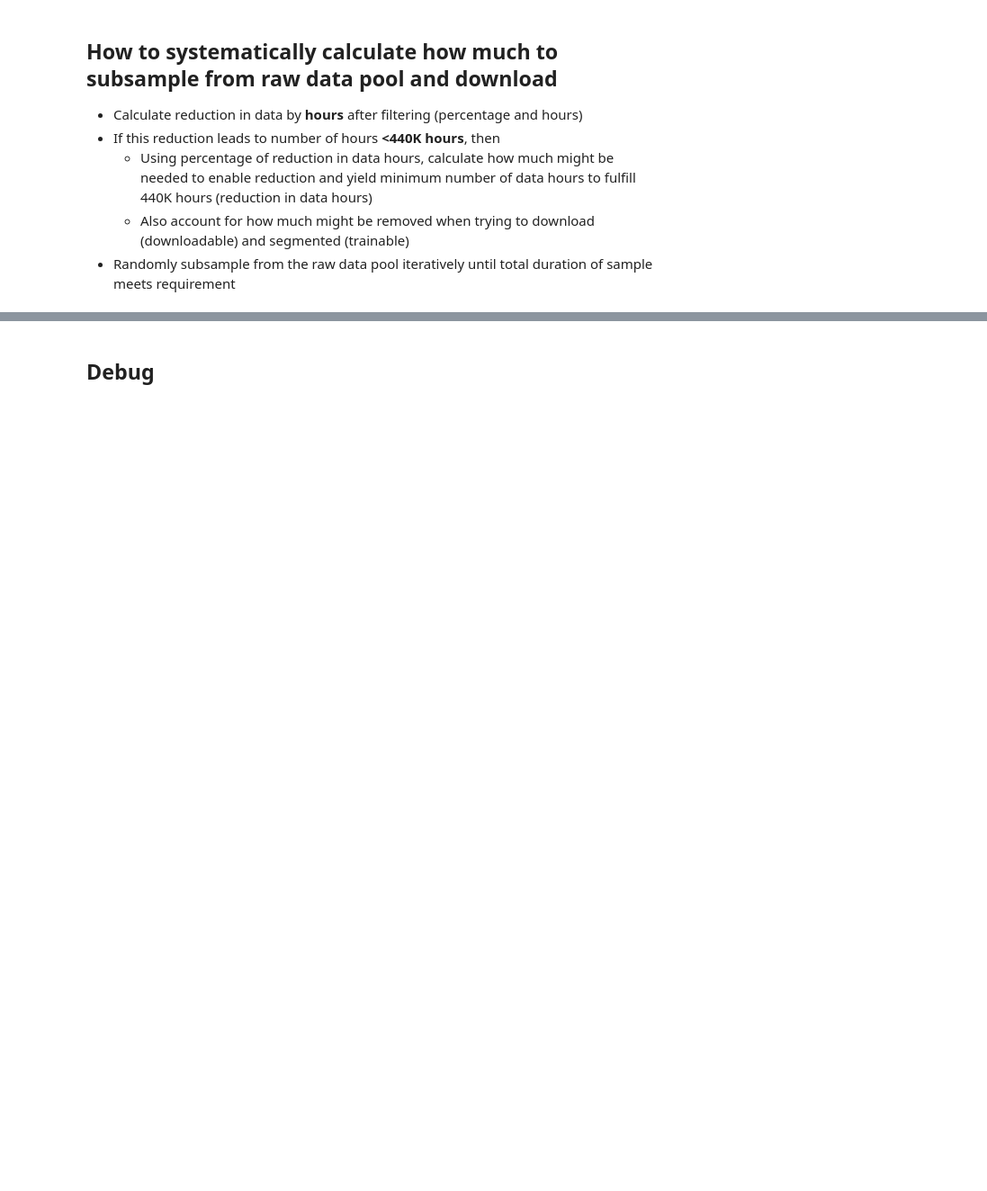
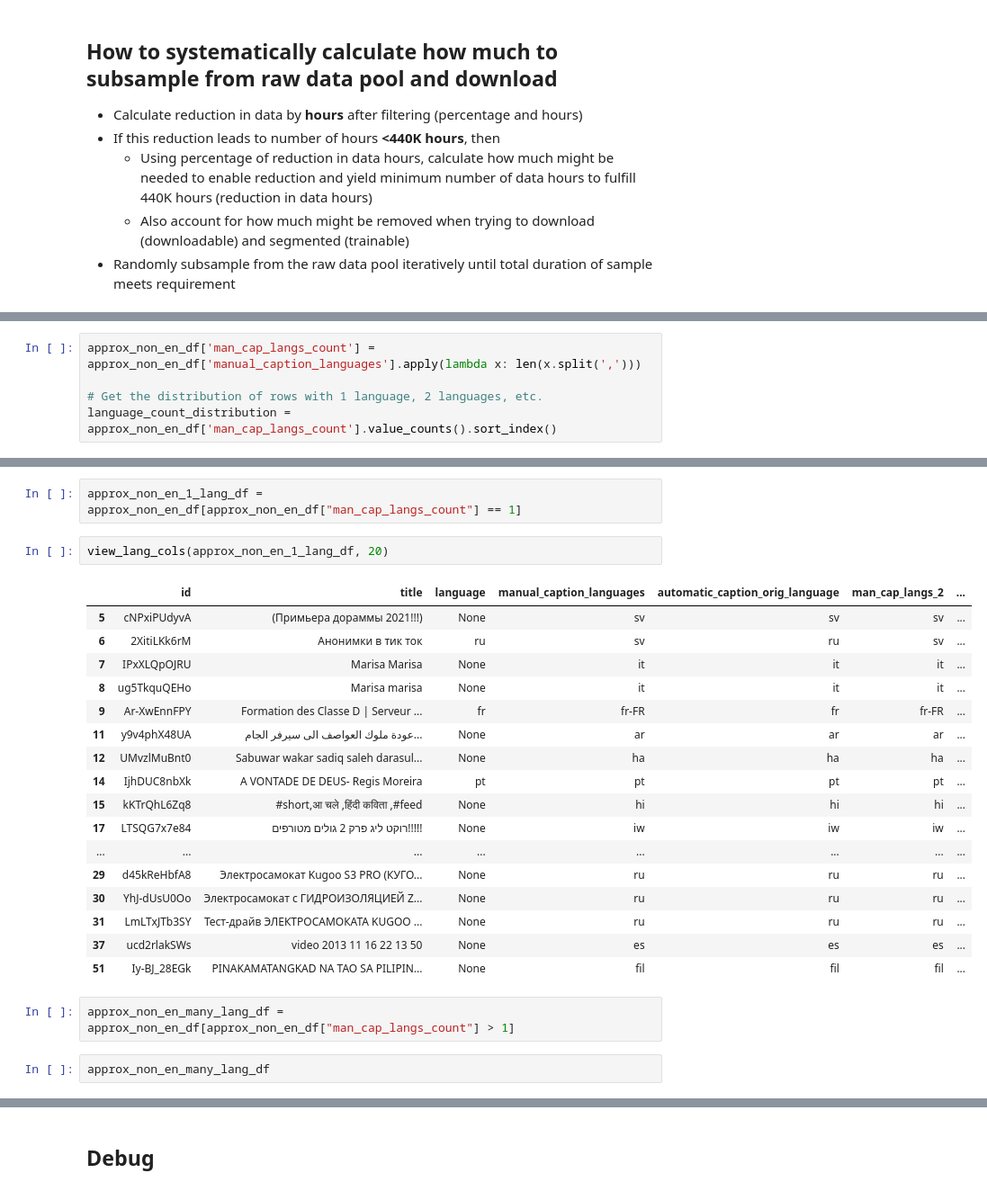
Before and after one commit to allenai/OLMoASR, a Jupyter notebook: notebooks/data_eda.ipynb, the cells around one changed output, grey strips where cells are left out. Shown at 90% size. Cells and saved outputs as stored; diff of their text form; blank space fills up the shorter version.

```diff
--- a/notebooks/data_eda.ipynb
+++ b/notebooks/data_eda.ipynb
@@ -1619,0 +1461,5 @@ with open("data/metadata/approx_en_only.txt", "r") as f:
+# %%
+approx_non_en_df['man_cap_langs_count'] = approx_non_en_df['manual_caption_languages'].apply(lambda x: len(x.split(',')))
+
+# Get the distribution of rows with 1 language, 2 languages, etc.
+language_count_distribution = approx_non_en_df['man_cap_langs_count'].value_counts().sort_index()
@@ -1619,0 +1481,26 @@ with open("data/metadata/approx_en_only.txt", "r") as f:
+# %%
+approx_non_en_1_lang_df = approx_non_en_df[approx_non_en_df["man_cap_langs_count"] == 1]
+# %%
+view_lang_cols(approx_non_en_1_lang_df, 20)
+# %% [output]
+|  | id | title | language | manual_caption_languages | automatic_caption_orig_language | man_cap_langs_2 | ... |
+| 5 | cNPxiPUdyvA | (Примьера дораммы 2021!!!) | None | sv | sv | sv | ... |
+| 6 | 2XitiLKk6rM | Анонимки в тик ток | ru | sv | ru | sv | ... |
+| 7 | IPxXLQpOJRU | Marisa Marisa | None | it | it | it | ... |
+| 8 | ug5TkquQEHo | Marisa marisa | None | it | it | it | ... |
+| 9 | Ar-XwEnnFPY | Formation des Classe D | Serveur ... | fr | fr-FR | fr | fr-FR | ... |
+| 11 | y9v4phX48UA | عودة ملوك العواصف الى سيرفر الجام... | None | ar | ar | ar | ... |
+| 12 | UMvzlMuBnt0 | Sabuwar wakar sadiq saleh darasul... | None | ha | ha | ha | ... |
+| 14 | IjhDUC8nbXk | A VONTADE DE DEUS- Regis Moreira | pt | pt | pt | pt | ... |
+| 15 | kKTrQhL6Zq8 | #short,आ चले ,हिंदी कविता ,#feed | None | hi | hi | hi | ... |
+| 17 | LTSQG7x7e84 | רוקט ליג פרק 2 גולים מטורפים!!!!! | None | iw | iw | iw | ... |
+| ... | ... | ... | ... | ... | ... | ... | ... |
+| 29 | d45kReHbfA8 | Электросамокат Kugoo S3 PRO (КУГО... | None | ru | ru | ru | ... |
+| 30 | YhJ-dUsU0Oo | Электросамокат с ГИДРОИЗОЛЯЦИЕЙ Z... | None | ru | ru | ru | ... |
+| 31 | LmLTxJTb3SY | Тест-драйв ЭЛЕКТРОСАМОКАТА KUGOO ... | None | ru | ru | ru | ... |
+| 37 | ucd2rlakSWs | video 2013 11 16 22 13 50 | None | es | es | es | ... |
+| 51 | Iy-BJ_28EGk | PINAKAMATANGKAD NA TAO SA PILIPIN... | None | fil | fil | fil | ... |
+# %%
+approx_non_en_many_lang_df = approx_non_en_df[approx_non_en_df["man_cap_langs_count"] > 1]
+# %%
+approx_non_en_many_lang_df
```
Also changed, not shown: parts of 303 cells of this notebook.
